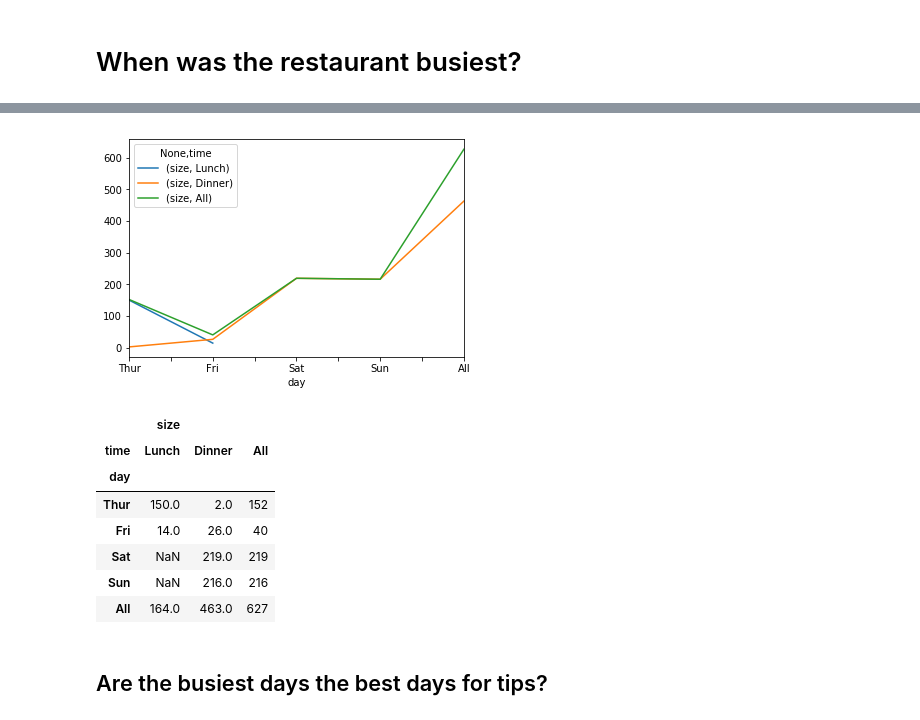
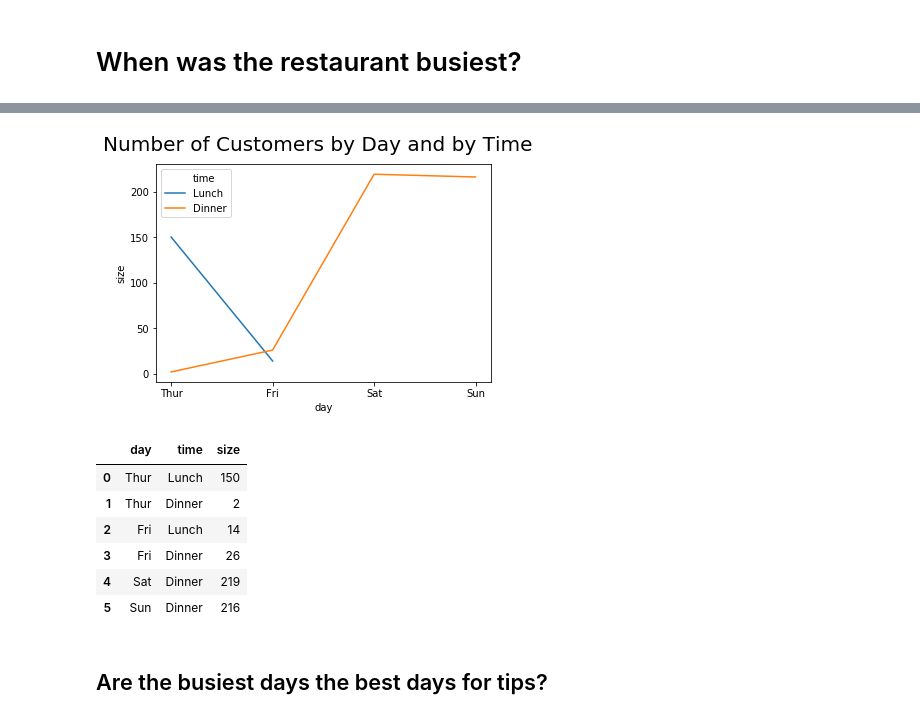
Before and after one commit to fionaoriordan/52446_19_tips, a Jupyter notebook: tips_notebook.ipynb, the cells around one changed output, grey strips where cells are left out. Saved outputs shown, nothing was run; the diff lists cells and outputs as text; code cells hidden in the pictures.

Commit message:
Updated intro, changed number of customers by day and time figure to use sns instead

```diff
--- a/tips_notebook.ipynb
+++ b/tips_notebook.ipynb
@@ -154,25 +144,27 @@ dtype: int64
-# %%
-# https://stackoverflow.com/a/43529134
-# Create a pivot table to calulate the number of diners by day & time.
-
-num_diners_bysitting = pd.pivot_table(df, index=['day'],columns = ['time'],values=['size'],\
-                      aggfunc=sum, margins=True)
-
-# Create a plot to show the number of diners by day
-num_diners_bysitting.plot()
-plt.show()
-
-num_diners_bysitting
-# %% [output]
-[figure, removed]
-|  | size |  |  |
-| time | Lunch | Dinner | All |
-| day |  |  |  |
-| Thur | 150.0 | 2.0 | 152 |
-| Fri | 14.0 | 26.0 | 40 |
-| Sat | NaN | 219.0 | 219 |
-| Sun | NaN | 216.0 | 216 |
-| All | 164.0 | 463.0 | 627 |
+# %%
+# #create dataframe grouping by day & time, sum of the party size, reset the index
+df_grp1 = df.groupby(['day', 'time'])['size'].sum().reset_index()
+
+# create a figure & plot.
+fig = plt.figure()
+# create a seaborn line plot ax of dataframe df_grp1
+#with xaxis = day, y axis = size, hue = 'time'
+ax = sns.lineplot(x='day', y='size', hue = "time", data=df_grp1)
+#Adding a title at the figure level
+fig.suptitle("Number of Customers by Day and by Time", fontsize = 20)
+# display the plot
+plt.show()
+# display the data in df_grp1
+df_grp1
+# %% [output]
+[figure, added]
+|  | day | time | size |
+| 0 | Thur | Lunch | 150 |
+| 1 | Thur | Dinner | 2 |
+| 2 | Fri | Lunch | 14 |
+| 3 | Fri | Dinner | 26 |
+| 4 | Sat | Dinner | 219 |
+| 5 | Sun | Dinner | 216 |
 # %% [markdown]
 ## Are the busiest days the best days for tips?
 # %%
```
Also changed, not shown: parts of 25 cells of this notebook.
